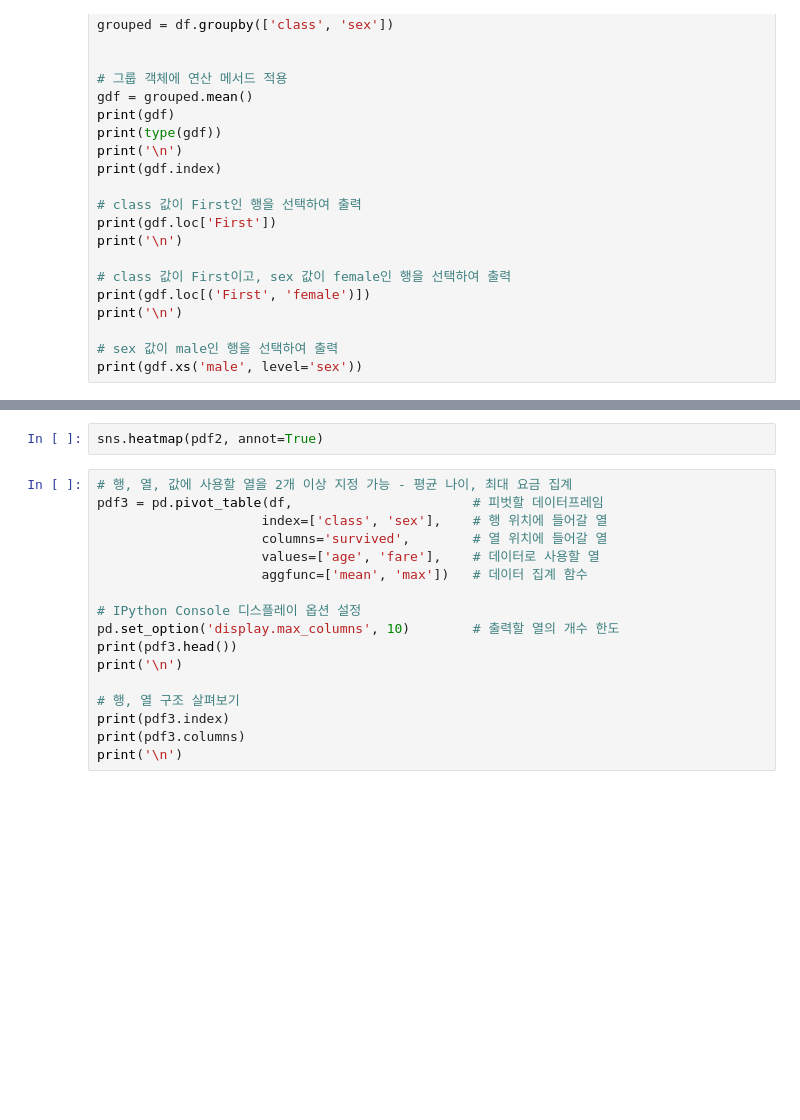
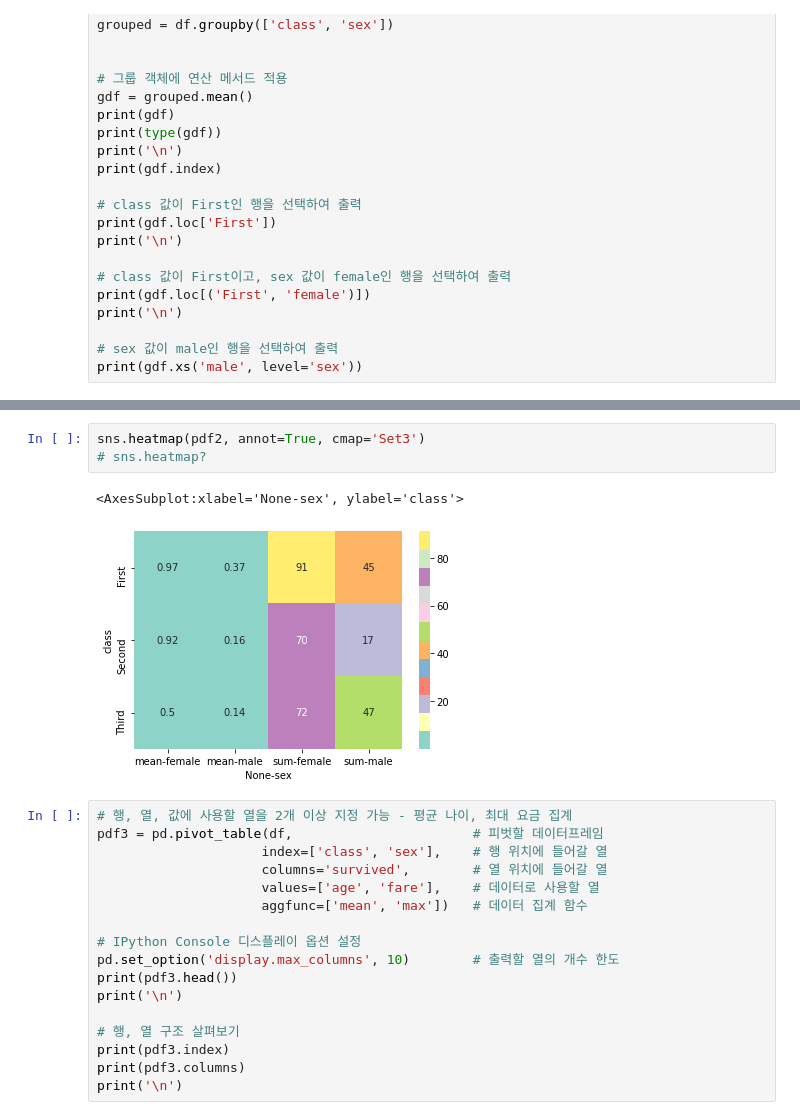
Before and after one commit to RyuJelly/jupyterlab, a Jupyter notebook: exam9.ipynb, the cells around one changed output, grey strips where cells are left out. Saved outputs shown, nothing was run; the diff lists cells and outputs as text; blank space fills up the shorter version.

```diff
--- a/exam9.ipynb
+++ b/exam9.ipynb
@@ -987,5 +1139,9 @@ print('\n')
 # %%
-sns.heatmap(pdf2, annot=True)
+sns.heatmap(pdf2, annot=True, cmap='Set3')
+# sns.heatmap?
+# %% [output]
+<AxesSubplot:xlabel='None-sex', ylabel='class'>
+[figure, added]
 # %%
 # 행, 열, 값에 사용할 열을 2개 이상 지정 가능 - 평균 나이, 최대 요금 집계
 pdf3 = pd.pivot_table(df,                       # 피벗할 데이터프레임
```
Also changed, not shown: parts of 19 cells of this notebook, 17 other files.
